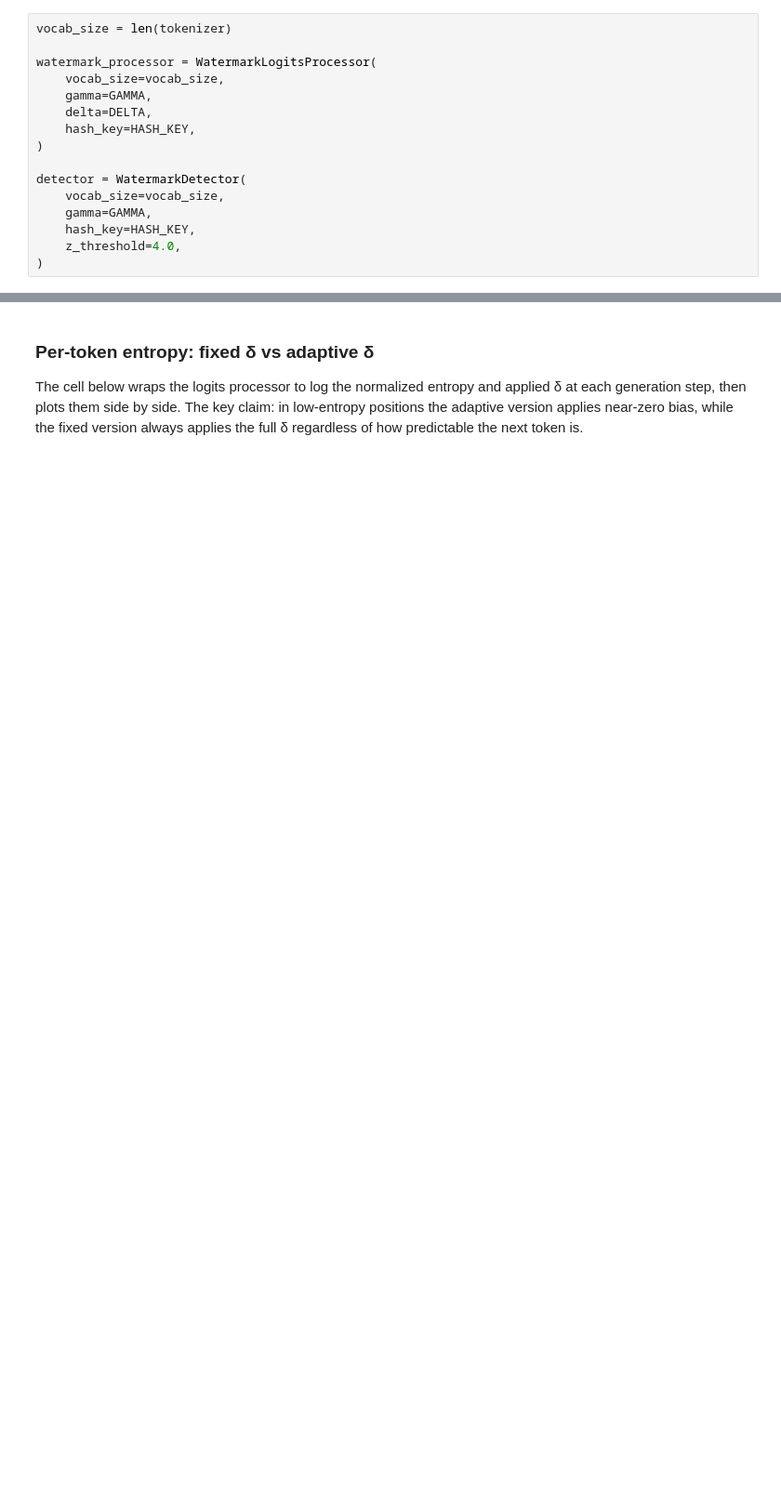
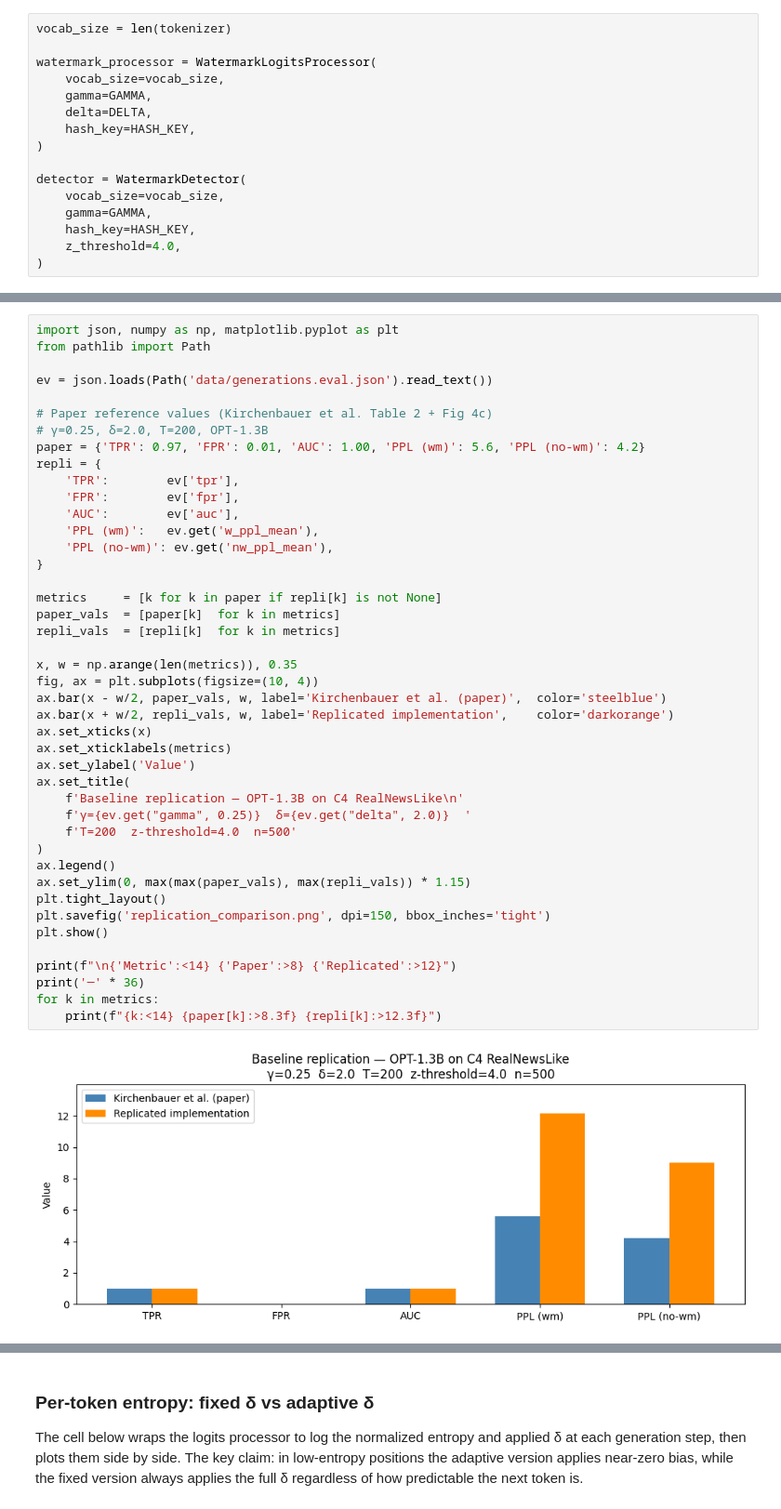
Before and after one commit to Nolan-McKenna/low_entropy_watermarking, a Jupyter notebook: watermark.ipynb, the cells around one changed output, grey strips where cells are left out. Shown at 93% size. Saved outputs shown, nothing was run; the diff lists cells and outputs as text; blank space fills up the shorter version.

```diff
--- a/watermark.ipynb
+++ b/watermark.ipynb
@@ -95,0 +187,45 @@ python evaluate.py --input_file data/generations.jsonl
+# %%
+import json, numpy as np, matplotlib.pyplot as plt
+from pathlib import Path
+
+ev = json.loads(Path('data/generations.eval.json').read_text())
+
+# Paper reference values (Kirchenbauer et al. Table 2 + Fig 4c)
+# γ=0.25, δ=2.0, T=200, OPT-1.3B
+paper = {'TPR': 0.97, 'FPR': 0.01, 'AUC': 1.00, 'PPL (wm)': 5.6, 'PPL (no-wm)': 4.2}
+repli = {
+    'TPR':        ev['tpr'],
+    'FPR':        ev['fpr'],
+    'AUC':        ev['auc'],
+    'PPL (wm)':   ev.get('w_ppl_mean'),
+    'PPL (no-wm)': ev.get('nw_ppl_mean'),
+}
+
+metrics     = [k for k in paper if repli[k] is not None]
+paper_vals  = [paper[k]  for k in metrics]
+repli_vals  = [repli[k]  for k in metrics]
+
+x, w = np.arange(len(metrics)), 0.35
+fig, ax = plt.subplots(figsize=(10, 4))
+ax.bar(x - w/2, paper_vals, w, label='Kirchenbauer et al. (paper)',  color='steelblue')
+ax.bar(x + w/2, repli_vals, w, label='Replicated implementation',    color='darkorange')
+ax.set_xticks(x)
+ax.set_xticklabels(metrics)
+ax.set_ylabel('Value')
+ax.set_title(
+    f'Baseline replication — OPT-1.3B on C4 RealNewsLike\n'
+    f'γ={ev.get("gamma", 0.25)}  δ={ev.get("delta", 2.0)}  '
+    f'T=200  z-threshold=4.0  n=500'
+)
+ax.legend()
+ax.set_ylim(0, max(max(paper_vals), max(repli_vals)) * 1.15)
+plt.tight_layout()
+plt.savefig('replication_comparison.png', dpi=150, bbox_inches='tight')
+plt.show()
+
+print(f"\n{'Metric':<14} {'Paper':>8} {'Replicated':>12}")
+print('─' * 36)
+for k in metrics:
+    print(f"{k:<14} {paper[k]:>8.3f} {repli[k]:>12.3f}")
+# %% [output]
+[figure, added]
```
Also changed, not shown: parts of 32 cells of this notebook.
